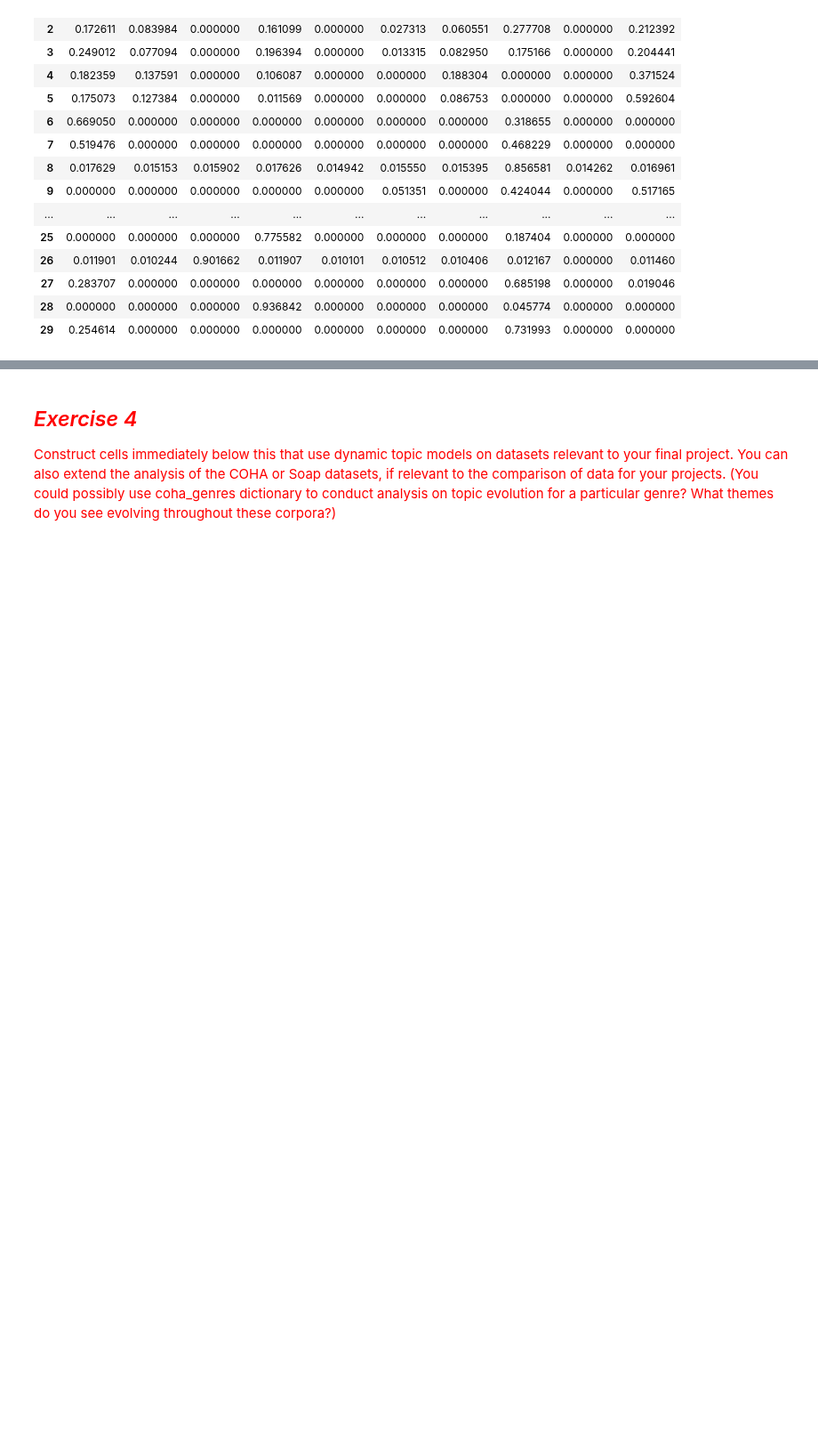
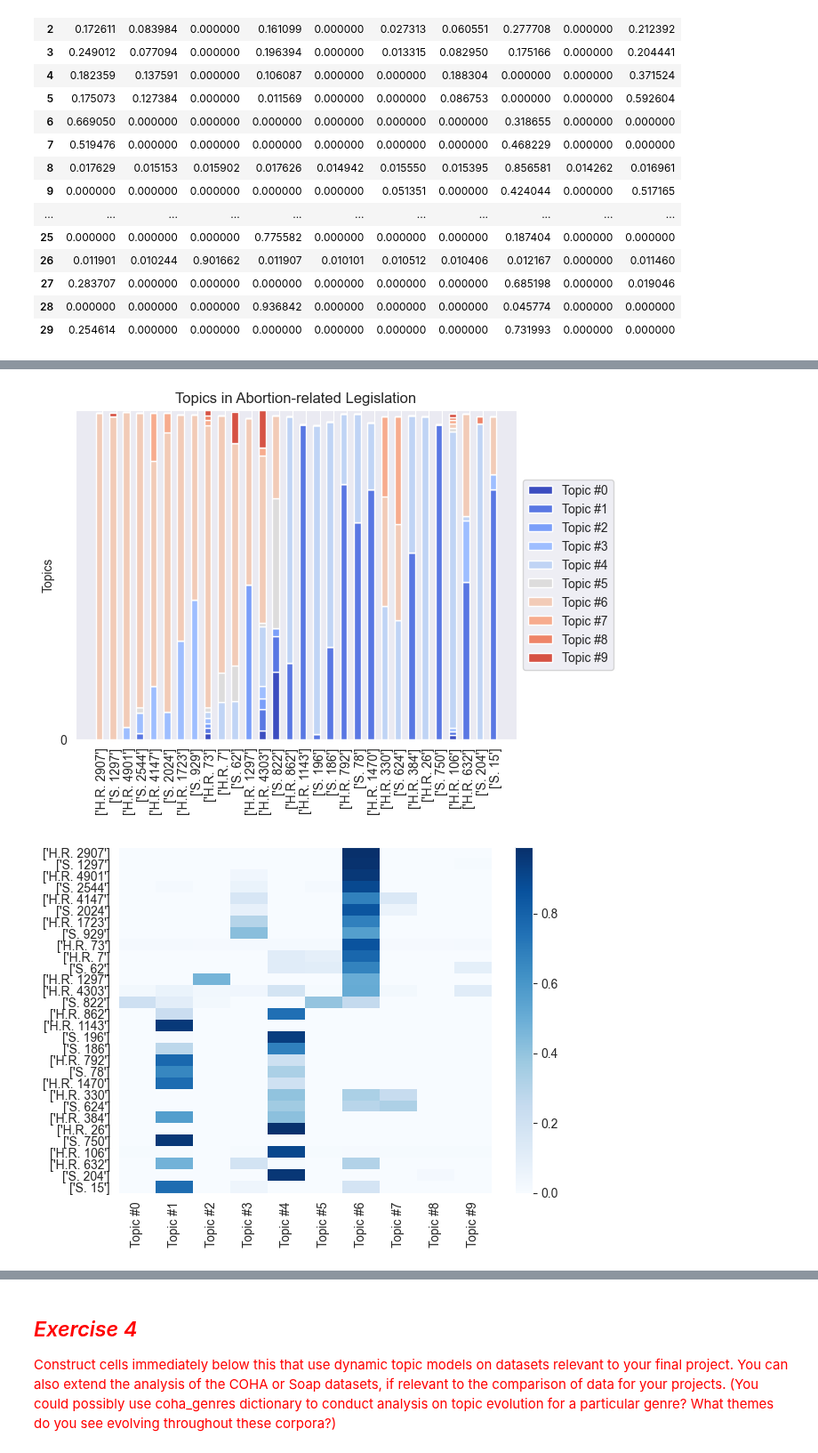
Before and after one commit to michplunkett/computational-content-analysis, a Jupyter notebook: 3-MichaelPlunkett_Answers.ipynb, the cells around one changed output, grey strips where cells are left out. Shown at 89% size. Saved outputs shown, nothing was run; the diff lists cells and outputs as text; code cells hidden in the pictures; blank space fills up the shorter version.

```diff
--- a/3-MichaelPlunkett_Answers.ipynb
+++ b/3-MichaelPlunkett_Answers.ipynb
@@ -630,0 +748,6 @@ plt.show()
+# %%
+# Using an auto alpha and high eta
+lda_visualization(eta=10)
+# %% [output]
+[figure, added]
+[figure, added]
```
Also changed, not shown: parts of 13 cells of this notebook.
